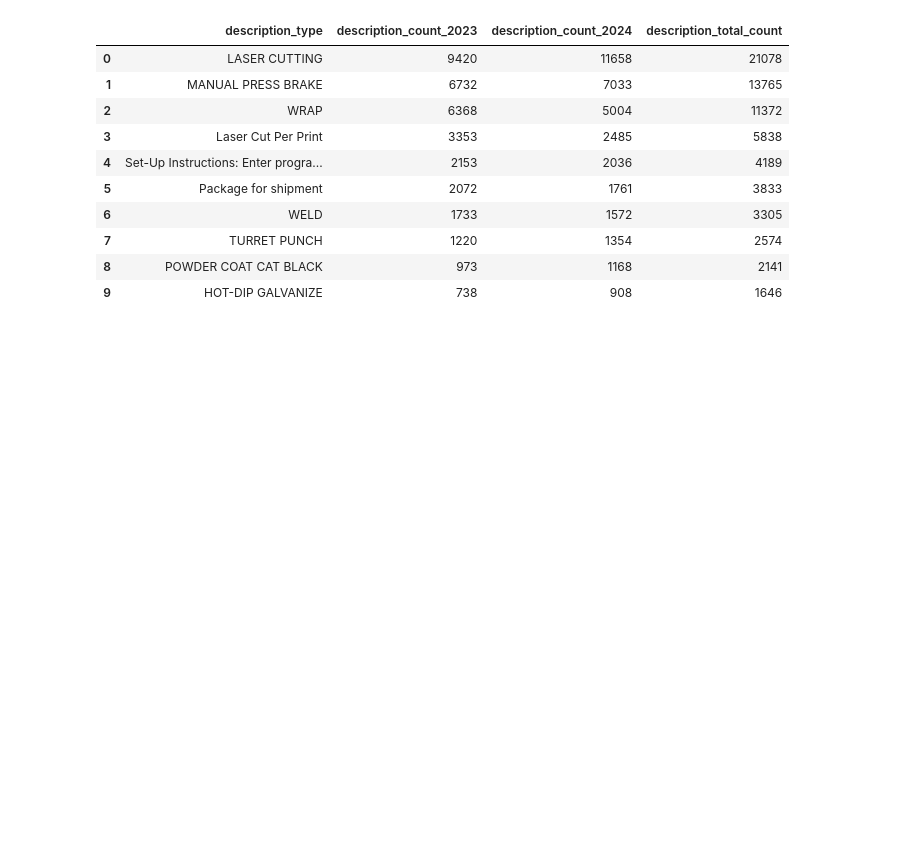
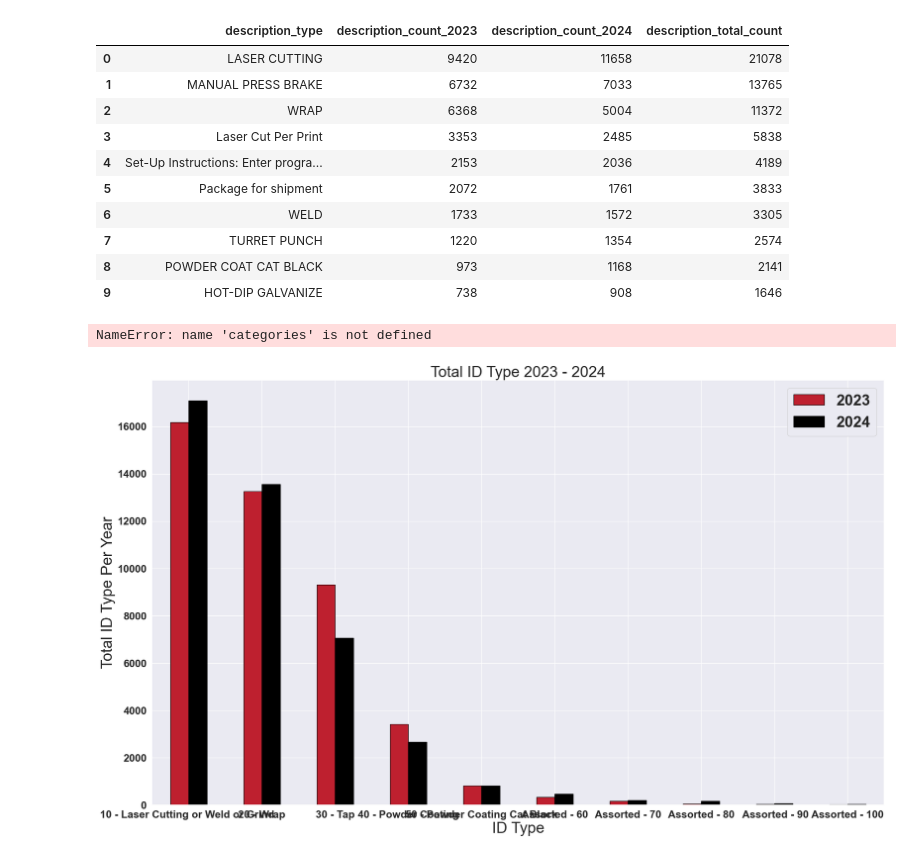
Before and after one commit to NSS-Full-Time-Data-Analytics-14/metal-fabrication-snickers, a Jupyter notebook: Notebook/Actual Metal Project.ipynb, the cells around one changed output. Saved outputs shown, nothing was run; the diff lists cells and outputs as text; code cells hidden in the pictures; blank space fills up the shorter version.

```diff
--- a/Notebook/Actual Metal Project.ipynb
+++ b/Notebook/Actual Metal Project.ipynb
@@ -868,3 +870,30 @@ total_short_description_not_dated
 | 7 | TURRET PUNCH | 1220 | 1354 | 2574 |
 | 8 | POWDER COAT CAT BLACK | 973 | 1168 | 2141 |
 | 9 | HOT-DIP GALVANIZE | 738 | 908 | 1646 |
+# %%
+Year2023 = [16183, 13259, 9313, 3415, 826, 337, 169, 57, 39, 23]
+Year2024 = [17099, 13569, 7068, 2673, 822, 474, 209, 164, 63, 45]
+index = ['10 - Laser Cutting or Weld or Grind ','20 - Wrap','30 - Tap','40 - Powder Coating', '50 - Powder Coating Cat Black', 'Assorted - 60', 'Assorted - 70','Assorted - 80',' Assorted - 90','Assorted - 100']
+
+df = pd.DataFrame({'2023': Year2023,
+                   '2024': Year2024}, index=index)
+bars = ax.bar(Year2023,Year2023)
+ax.bar_label(bars)
+
+ax = df.plot.bar(rot=0,color=['#BE202F','black'],figsize=(24,14), edgecolor='black')
+plt.legend(fontsize=28)
+plt.title("Total ID Type 2023 - 2024",fontsize=28)
+plt.xlabel("ID Type", fontsize=28)
+plt.ylabel("Total ID Type Per Year", fontsize=28)
+sns.set_theme(font_scale=1.75)
+z = np.polyfit(range(len(categories)), values, 1)
+p = np.poly1d(z)
+
+# Add trendline
+plt.plot(categories, p(range(len(categories))), "r--")
+plt.xticks(rotation=75)
+plt.savefig('Total Job ID Type Graph 2023 - 2024 final4testtest.png', transparent=True, bbox_inches='tight')
+plt.show()
+# %% [output]
+NameError: name 'categories' is not defined
+[figure, added]
```
Also changed, not shown: parts of 6 cells of this notebook, 6 other files.
